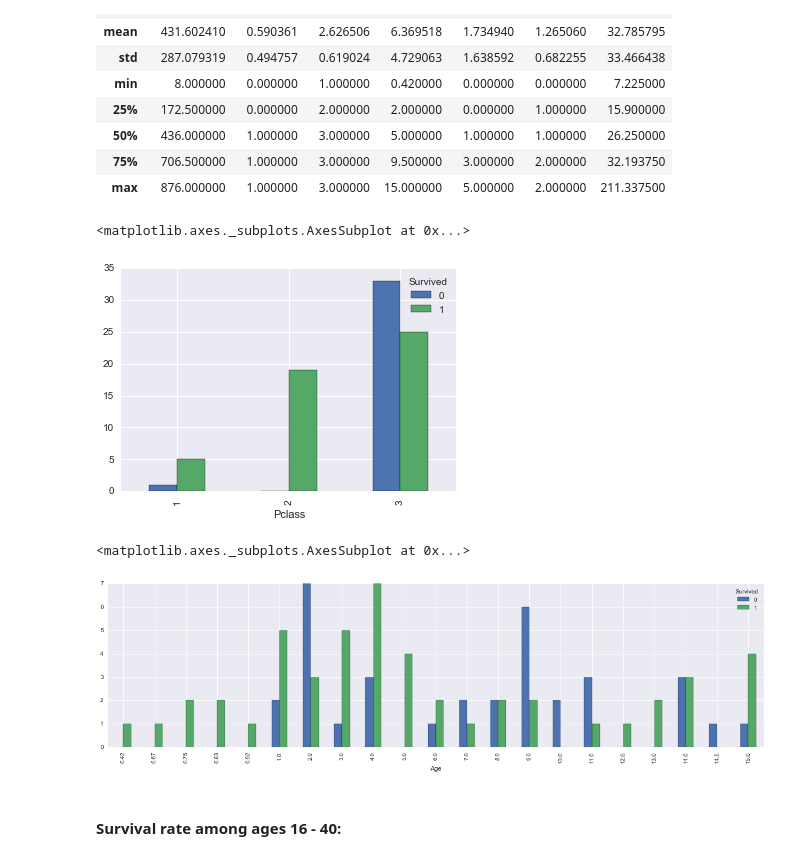
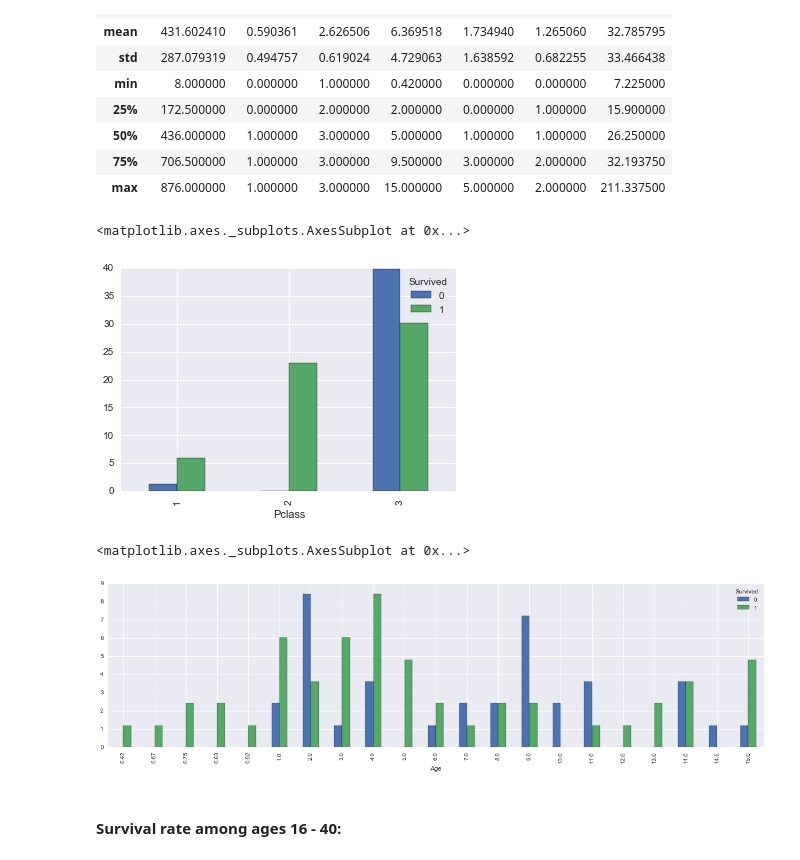
Before and after one commit to mudspringhiker/projects, a Jupyter notebook: titanicanalysis.ipynb, the cells around one changed output. Saved outputs shown, nothing was run; the diff lists cells and outputs as text; code cells hidden in the pictures.

```diff
--- a/titanicanalysis.ipynb
+++ b/titanicanalysis.ipynb
@@ -59 +56,5 @@ survival[1] + survival[0]
+# %%
+def calc_percent(data):
+    percent = 100 * data / data.sum()
+    return percent
 # %%
@@ -175,15 +196,15 @@ children.describe()
 | 75% | 706.500000 | 1.000000 | 3.000000 | 9.500000 | 3.000000 | 2.000000 | 32.193750 |
 | max | 876.000000 | 1.000000 | 3.000000 | 15.000000 | 5.000000 | 2.000000 | 211.337500 |
 # %%
-children.groupby(["Pclass", "Survived"]).size().unstack("Survived").plot(kind='bar')
+calc_percent(children.groupby(["Pclass", "Survived"]).size()).unstack("Survived").plot(kind='bar')
 # %% [output]
 <matplotlib.axes._subplots.AxesSubplot at 0x...>
-[figure, old version]
+[figure, new version]
 # %%
-children.groupby(["Age", "Survived"]).size().unstack("Survived").plot(kind='bar', figsize=(20,5))
+calc_percent(children.groupby(["Age", "Survived"]).size()).unstack("Survived").plot(kind='bar', figsize=(20,5))
 # %% [output]
 <matplotlib.axes._subplots.AxesSubplot at 0x...>
-[figure, old version]
+[figure, new version]
 # %% [markdown]
 #### Survival rate among ages 16 - 40:
 # %%
```
Also changed, not shown: parts of 21 cells of this notebook.
